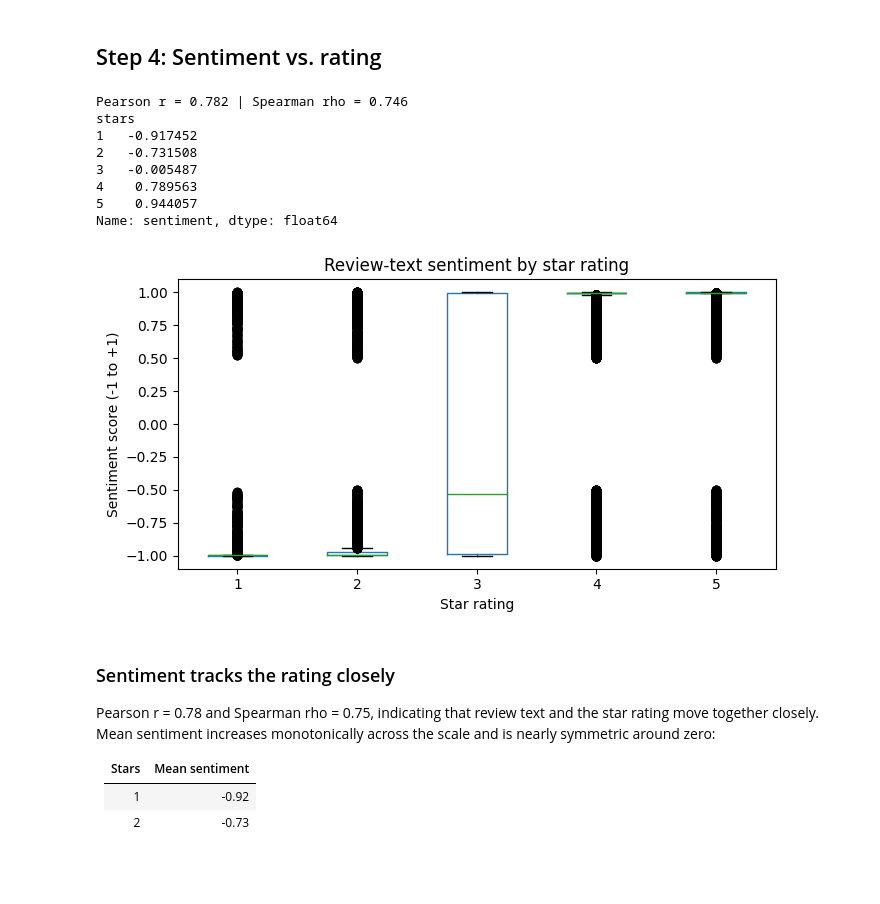
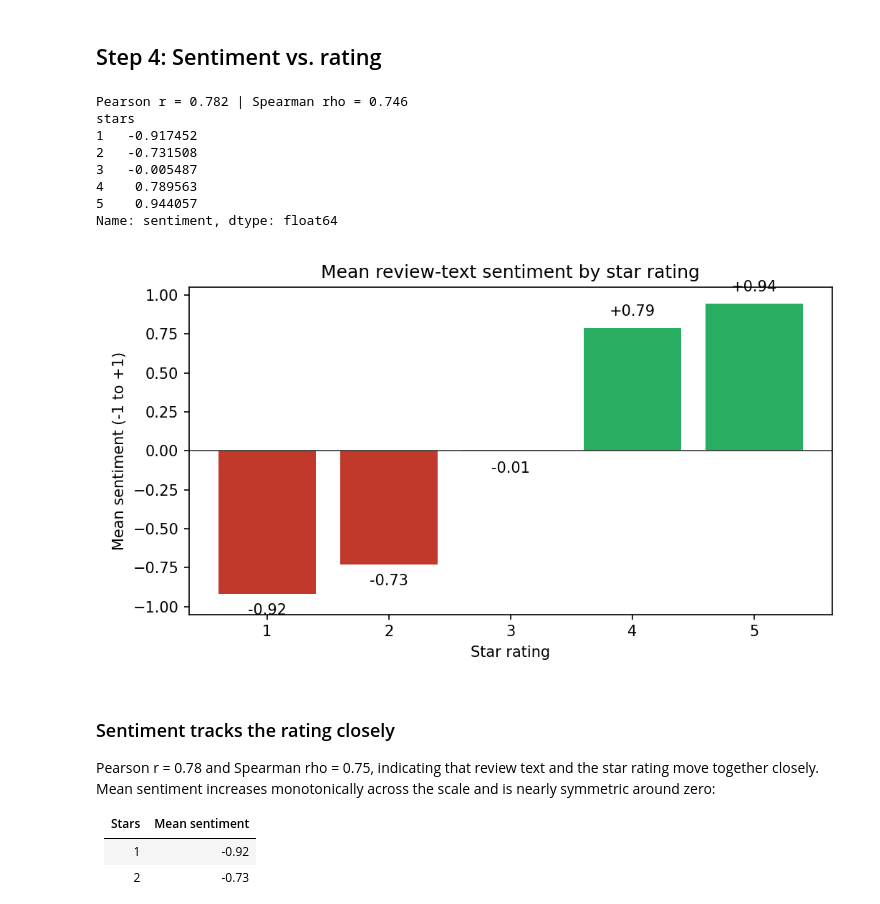
Before and after one commit to albeto4000/dsci591-restaurant-recommender, a Jupyter notebook: nlp_review_analysis.ipynb, the cells around one changed output. Cells and saved outputs as stored; diff of their text form; code cells hidden in the pictures; blank space fills up the shorter version.

Commit message:
added NLP analysis on reviews

```diff
--- a/nlp_review_analysis.ipynb
+++ b/nlp_review_analysis.ipynb
@@ -154,28 +154,33 @@ sample[["stars","sentiment","sent_label"]].head()
 # %%
 from scipy.stats import spearmanr, pearsonr
 
 pear = pearsonr(sample["stars"], sample["sentiment"])[0]
 spear = spearmanr(sample["stars"], sample["sentiment"])[0]
 print(f"Pearson r = {pear:.3f} | Spearman rho = {spear:.3f}")
 
 by_star = sample.groupby("stars")["sentiment"].mean()
 print(by_star)
 
 fig, ax = plt.subplots(figsize=(7,4))
-sample.boxplot(column="sentiment", by="stars", ax=ax, grid=False)
-ax.set_title("Review-text sentiment by star rating")
-ax.set_xlabel("Star rating"); ax.set_ylabel("Sentiment score (-1 to +1)")
-plt.suptitle("")
+colors = ["#c0392b" if v < 0 else "#27ae60" for v in by_star.values]
+bars = ax.bar(by_star.index.astype(str), by_star.values, color=colors)
+ax.axhline(0, color="#333", linewidth=0.8)
+ax.set_ylim(-1.05, 1.05)
+ax.set_title("Mean review-text sentiment by star rating")
+ax.set_xlabel("Star rating"); ax.set_ylabel("Mean sentiment (-1 to +1)")
+for b, v in zip(bars, by_star.values):
+    ax.text(b.get_x()+b.get_width()/2, v + (0.06 if v>=0 else -0.06),
+            f"{v:+.2f}", ha="center", va="bottom" if v>=0 else "top", fontsize=10)
 fig.tight_layout()
-fig.savefig(os.path.join(OUT_DIR, "sentiment_vs_rating.png"), dpi=150)
+fig.savefig(os.path.join(OUT_DIR, "sentiment_by_star_bar.png"), dpi=150)
 plt.show()
 # %% [output]
 Pearson r = 0.782 | Spearman rho = 0.746
 stars
 1   -0.917452
 2   -0.731508
 3   -0.005487
 4    0.789563
 5    0.944057
 Name: sentiment, dtype: float64
-[figure, old version]
+[figure, new version]
```
Also changed, not shown: parts of 3 cells of this notebook.
